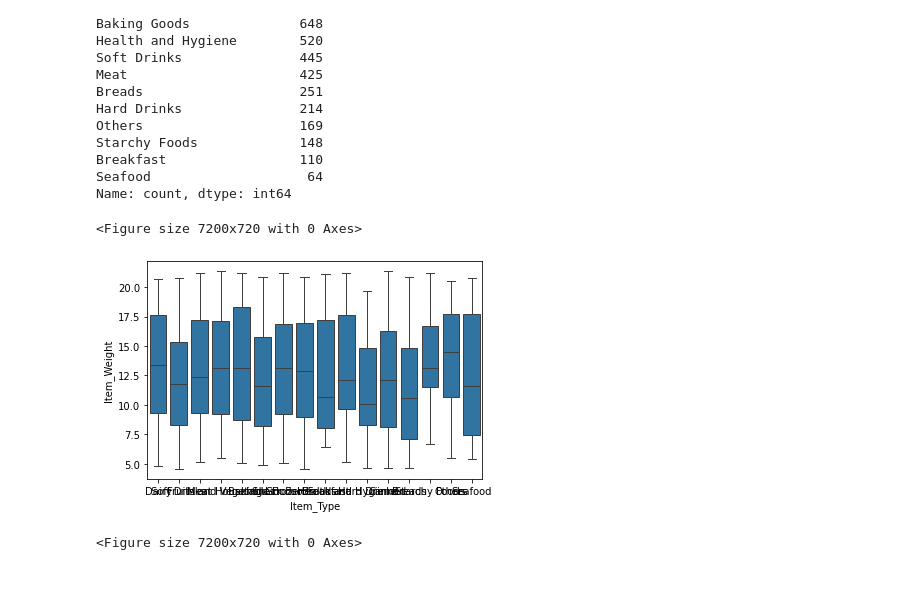
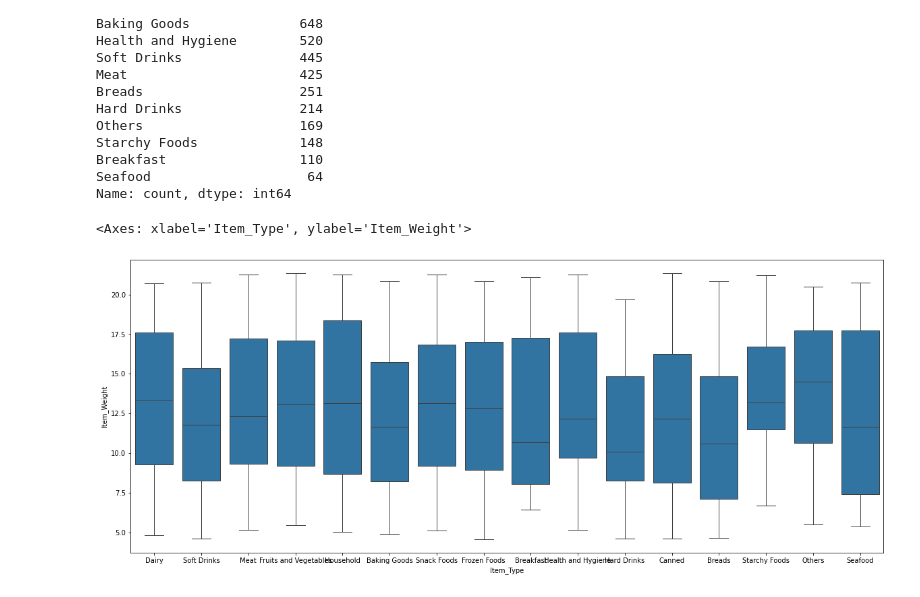
Before and after one commit to SunilGorantla/QT_Batch_0011, a Jupyter notebook: Machine_Learning/Exercise/big_mart_sales.ipynb, the cells around one changed output. Saved outputs shown, nothing was run; the diff lists cells and outputs as text; code cells hidden in the pictures.

```diff
--- a/Machine_Learning/Exercise/big_mart_sales.ipynb
+++ b/Machine_Learning/Exercise/big_mart_sales.ipynb
@@ -82,9 +87,8 @@ Seafood                    64
 Name: count, dtype: int64
 # %%
 # Comparison of Item_Type and Item_Weight
+plt.figure(figsize = (20, 8))
 sns.boxplot(data= train, x = 'Item_Type', y = 'Item_Weight')
-plt.figure(figsize = (100, 10))
 # %% [output]
-<Figure size 7200x720 with 0 Axes>
+<Axes: xlabel='Item_Type', ylabel='Item_Weight'>
-[figure, old version]
+[figure, new version]
-<Figure size 7200x720 with 0 Axes>
```
Also changed, not shown: parts of 5 cells of this notebook.
